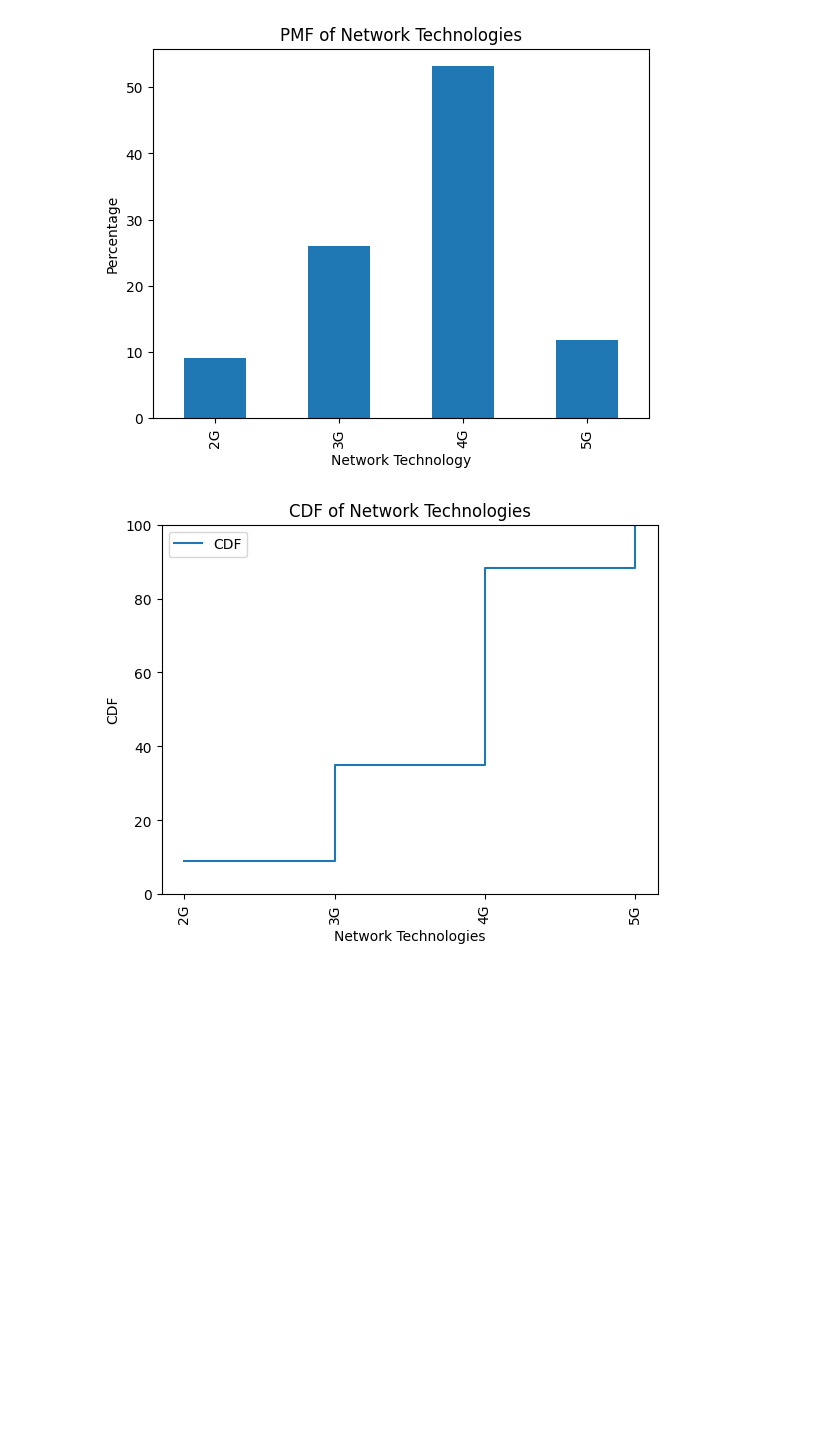
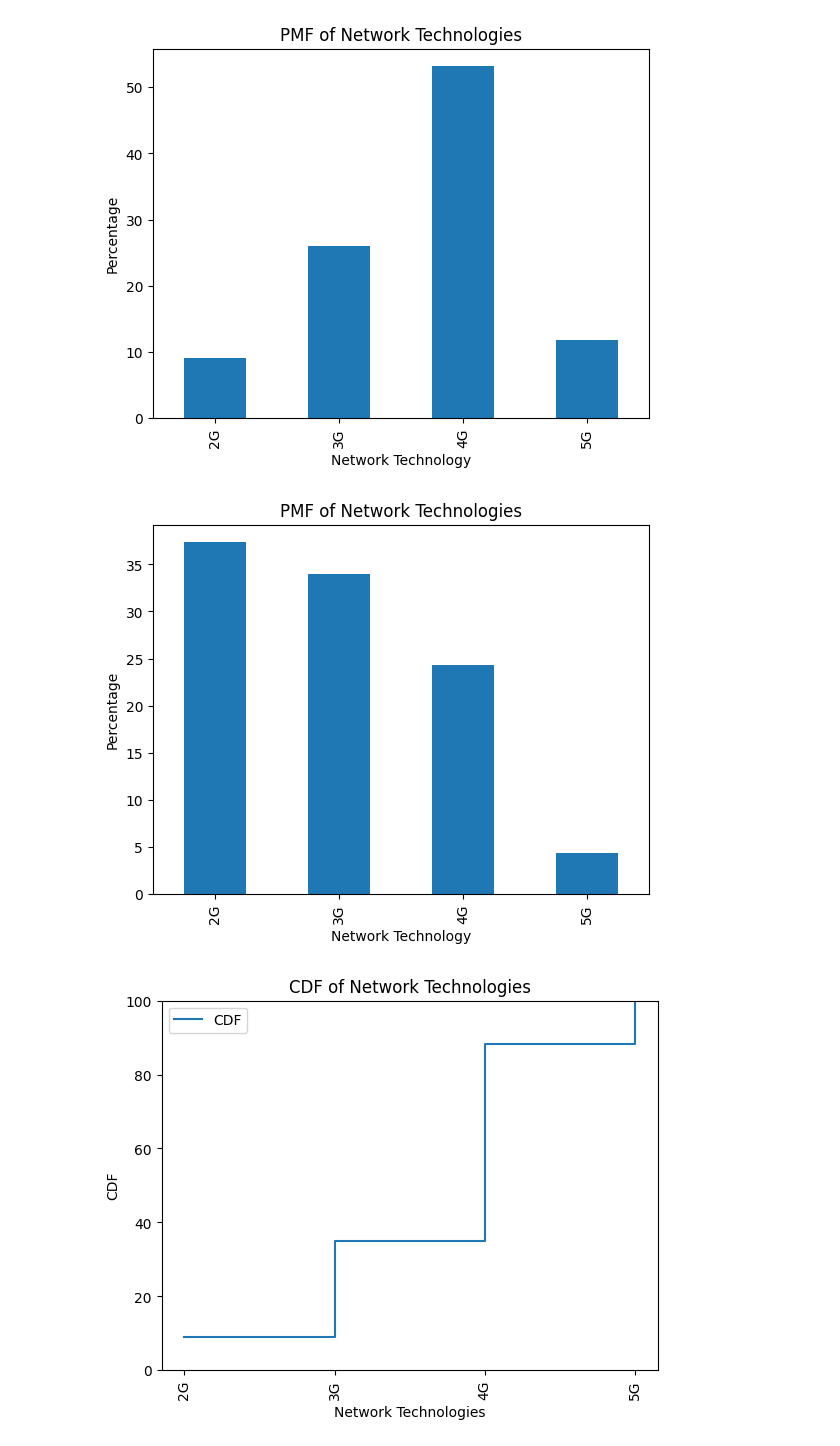
Before and after one commit to AmirAflak/gsmarena, a Jupyter notebook: statistics/Statistics.ipynb, the cells around one changed output. Saved outputs shown, nothing was run; the diff lists cells and outputs as text; code cells hidden in the pictures; blank space fills up the shorter version.

```diff
--- a/statistics/Statistics.ipynb
+++ b/statistics/Statistics.ipynb
@@ -67,4 +36,13 @@ grouped["percentage"] = grouped["count"].apply(lambda x: x / total * 100)
 # %%
 # 7) Drop columns 'type' and 'released_date'
 grouped = grouped.drop(['type', 'released_date'], axis=1)
+# %%
+# 8) get the cumulative count for each network technology
+grouped = grouped.sort_values(by='network_technology', ascending=False)
+grouped['cumulative_count'] = grouped['count'].cumsum()
+grouped = grouped.sort_values(by='network_technology')
+# %%
+# 6) Calculate the percentage of devices for each network technology
+total = grouped["cumulative_count"].sum()
+grouped["percentage_cum"] = grouped["cumulative_count"].apply(lambda x: x / total * 100)
 # %%
@@ -89,6 +67,18 @@ plt.title('PMF of Network Technologies')
 plt.show()
 # %% [output]
 [figure]
+# %%
+# 9) plot the distribution (pmf) - Another point of view
+grouped['percentage_cum'].plot(kind='bar')
+# Add labels
+plt.xlabel('Network Technology')
+plt.ylabel('Percentage')
+# Add title
+plt.title('PMF of Network Technologies')
+# Display plot
+plt.show()
+# %% [output]
+[figure, added]
 # %%
 # 10) plot the distribution (cdf)
 # Calculate cumulative sum of percentages
```
Also changed, not shown: parts of 51 cells of this notebook, 3 other files.
